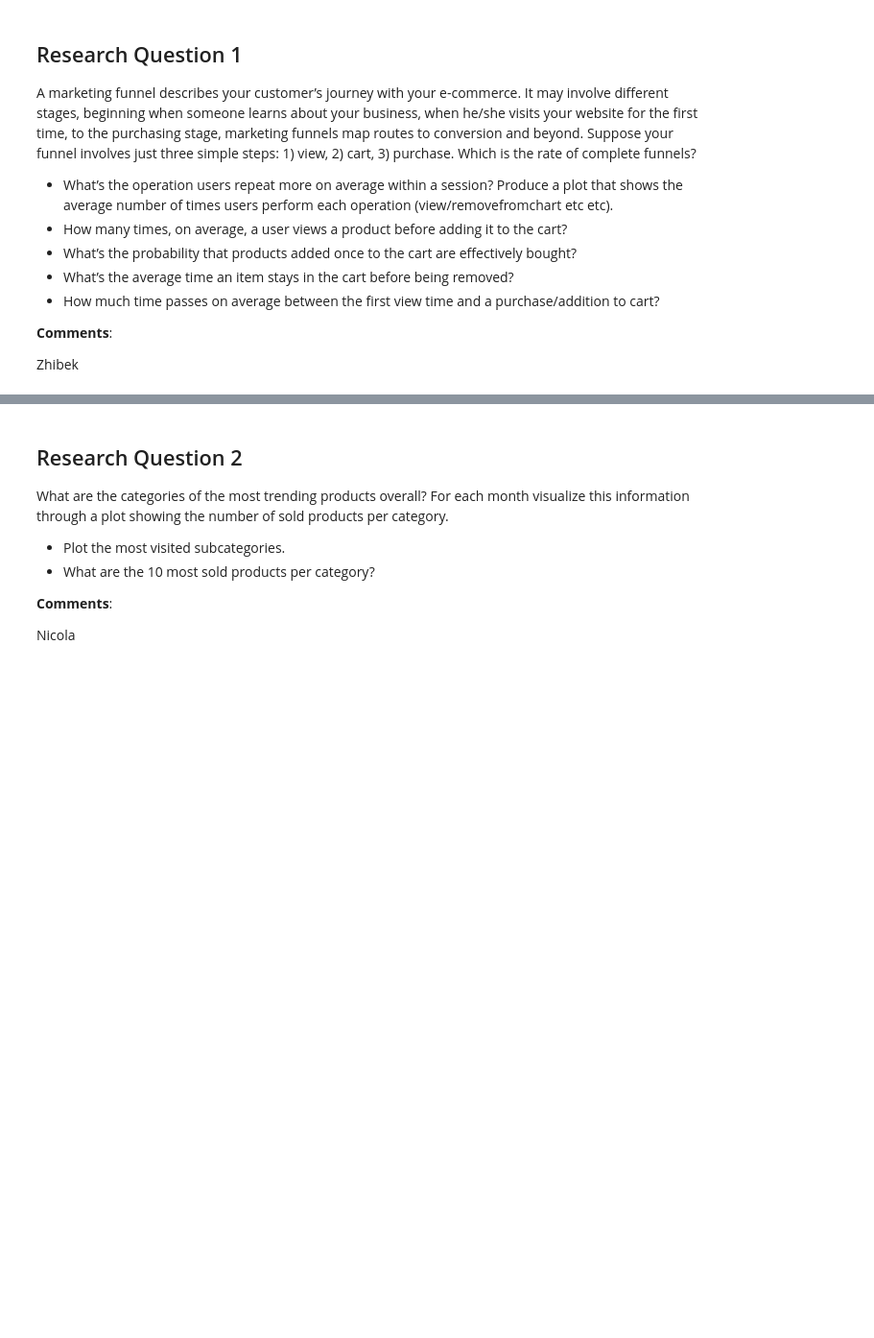
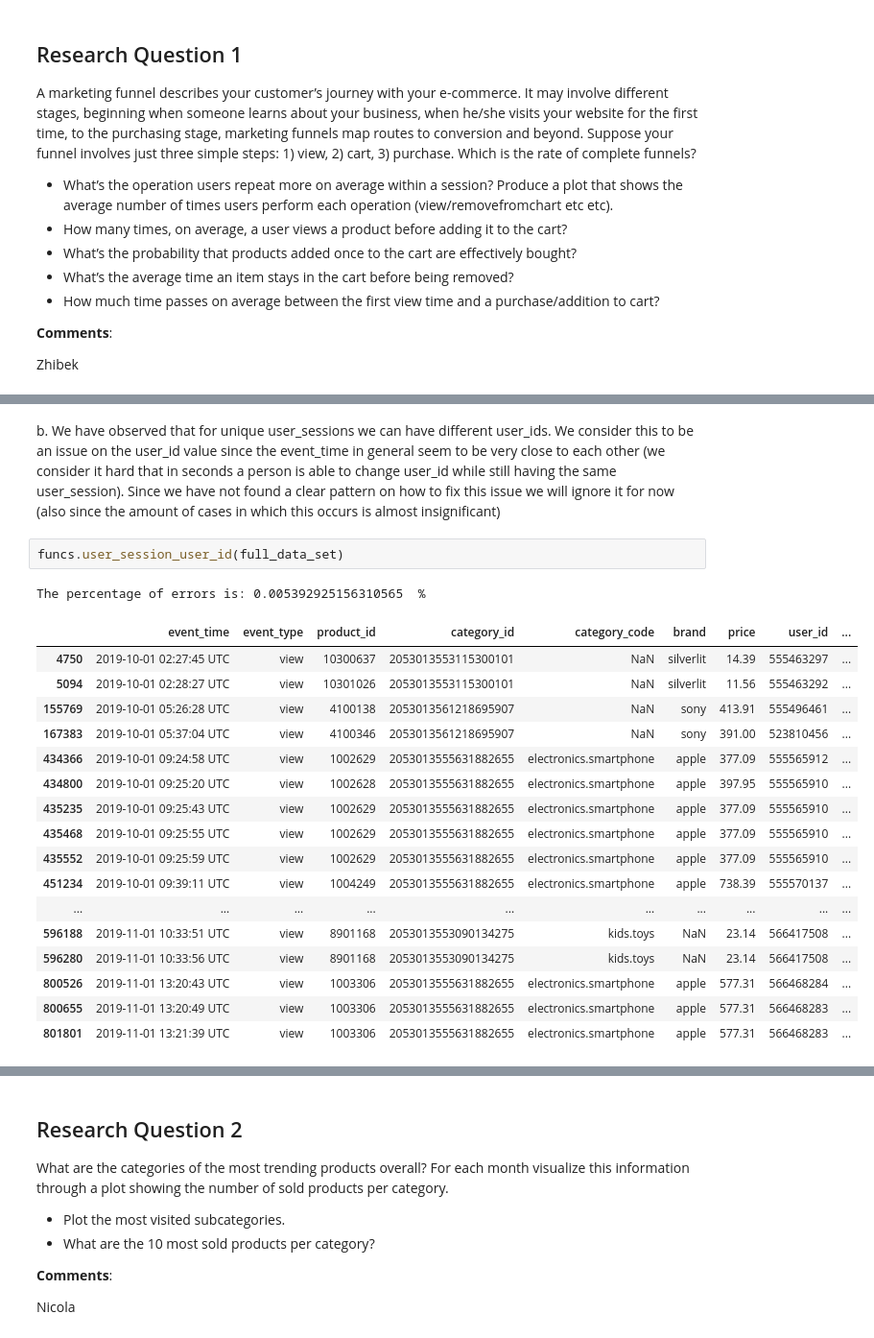
Before and after one commit to ADM-Homework-2/Homework_2, a Jupyter notebook: Main.ipynb, the cells around one changed output, grey strips where cells are left out. Shown: that part at 96% size. Drawn from its saved outputs; the diff is of its cells as text; blank space fills up the shorter version.

```diff
--- a/Main.ipynb
+++ b/Main.ipynb
@@ -90,0 +110,23 @@ Zhibek
+# %% [markdown]
+b. We have observed that for unique user_sessions we can have different user_ids. We consider this to be an issue on the user_id value since the event_time in general seem to be very close to each other (we consider it hard that in seconds a person is able to change user_id while still having the same user_session). Since we have not found a clear pattern on how to fix this issue we will ignore it for now (also since the amount of cases in which this occurs is almost insignificant)
+# %%
+funcs.user_session_user_id(full_data_set)
+# %% [output]
+The percentage of errors is: 0.005392925156310565  %
+|  | event_time | event_type | product_id | category_id | category_code | brand | price | user_id | ... |
+| 4750 | 2019-10-01 02:27:45 UTC | view | 10300637 | 2053013553115300101 | NaN | silverlit | 14.39 | 555463297 | ... |
+| 5094 | 2019-10-01 02:28:27 UTC | view | 10301026 | 2053013553115300101 | NaN | silverlit | 11.56 | 555463292 | ... |
+| 155769 | 2019-10-01 05:26:28 UTC | view | 4100138 | 2053013561218695907 | NaN | sony | 413.91 | 555496461 | ... |
+| 167383 | 2019-10-01 05:37:04 UTC | view | 4100346 | 2053013561218695907 | NaN | sony | 391.00 | 523810456 | ... |
+| 434366 | 2019-10-01 09:24:58 UTC | view | 1002629 | 2053013555631882655 | electronics.smartphone | apple | 377.09 | 555565912 | ... |
+| 434800 | 2019-10-01 09:25:20 UTC | view | 1002628 | 2053013555631882655 | electronics.smartphone | apple | 397.95 | 555565910 | ... |
+| 435235 | 2019-10-01 09:25:43 UTC | view | 1002629 | 2053013555631882655 | electronics.smartphone | apple | 377.09 | 555565910 | ... |
+| 435468 | 2019-10-01 09:25:55 UTC | view | 1002629 | 2053013555631882655 | electronics.smartphone | apple | 377.09 | 555565910 | ... |
+| 435552 | 2019-10-01 09:25:59 UTC | view | 1002629 | 2053013555631882655 | electronics.smartphone | apple | 377.09 | 555565910 | ... |
+| 451234 | 2019-10-01 09:39:11 UTC | view | 1004249 | 2053013555631882655 | electronics.smartphone | apple | 738.39 | 555570137 | ... |
+| ... | ... | ... | ... | ... | ... | ... | ... | ... | ... |
+| 596188 | 2019-11-01 10:33:51 UTC | view | 8901168 | 2053013553090134275 | kids.toys | NaN | 23.14 | 566417508 | ... |
+| 596280 | 2019-11-01 10:33:56 UTC | view | 8901168 | 2053013553090134275 | kids.toys | NaN | 23.14 | 566417508 | ... |
+| 800526 | 2019-11-01 13:20:43 UTC | view | 1003306 | 2053013555631882655 | electronics.smartphone | apple | 577.31 | 566468284 | ... |
+| 800655 | 2019-11-01 13:20:49 UTC | view | 1003306 | 2053013555631882655 | electronics.smartphone | apple | 577.31 | 566468283 | ... |
+| 801801 | 2019-11-01 13:21:39 UTC | view | 1003306 | 2053013555631882655 | electronics.smartphone | apple | 577.31 | 566468283 | ... |
```
Also changed, not shown: parts of 20 cells of this notebook, 1 other file.
